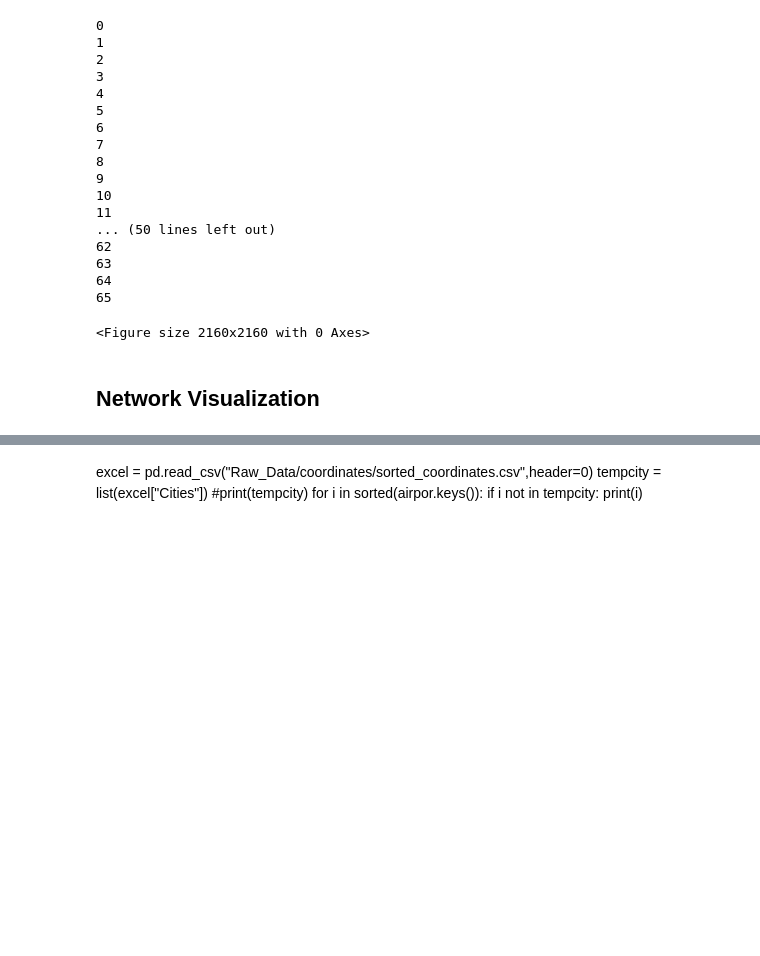
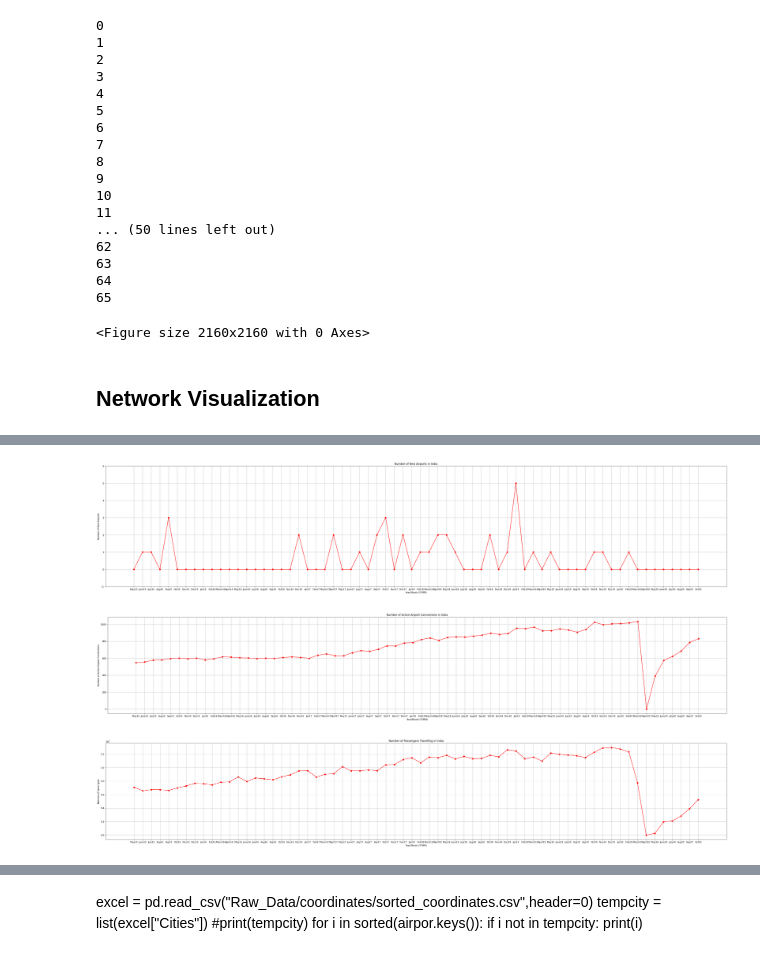
Before and after one commit to mbasil09/Analysis-of-Transport-Network, a Jupyter notebook: Script.ipynb, the cells around one changed output, grey strips where cells are left out. Saved outputs shown, nothing was run; the diff lists cells and outputs as text; code cells hidden in the pictures; blank space fills up the shorter version.

```diff
--- a/Script.ipynb
+++ b/Script.ipynb
@@ -104,38 +128,53 @@ for i in range(len(lbls)):
+# %%
+nnodes = []
+airpor = {}
+for i in range(len(graphs)):
+    temp = 0
+    for j in graphs[i].nodes():
+        if j not in airpor:
+            airpor[j]=  1
+            temp += 1
+    nnodes.append(temp)
+nnodes[0] = 0
+plt.plot(nnodes, color="red", marker="o")
+plt.xlabel("Year/Month (YYMM)")
+plt.xticks([i for i in range(66)], labels = lbls1)
+plt.ylabel("Number of New Airports")
+plt.title("Number of New Airports in India")
+plt.grid(True)
+plt.ylim(-1,6)
+figure = plt.gcf()
+figure.set_size_inches(50, 10)
+plt.savefig('Output_Files/matplotlib/newnodes')
+plt.show()
+# %% [output]
+[figure, added]
 # %%
-nodes = []
+edges = []
 for i in range(len(graphs)):
-    nodes.append(len(graphs[i].nodes()))
-
-plt.plot(nodes, color="red", marker="o")
+    edges.append(len(graphs[i].edges()))
+plt.plot(edges, color="red", marker="o")
 plt.xlabel("Year/Month (YYMM)")
-plt.xticks([i for i in range(66)], labels = lbls)
-plt.ylabel("Number of Active Airports")
-plt.title("Number of Active Airports in India")
+plt.xticks([i for i in range(66)], labels = lbls1)
+plt.ylabel("Number of Active Airport Connections")
+plt.title("Number of Active Airport Connections in India")
 plt.grid(True)
-
 figure = plt.gcf()
 figure.set_size_inches(50, 8)
-plt.savefig('Output_Files/matplotlib/nodes')
+plt.savefig('Output_Files/matplotlib/edges')
 plt.show()
+# %% [output]
+[figure, added]
 # %%
-nnodes = []
-airpor = {}
-for i in range(len(graphs)):
-    temp = 0
-    for j in graphs[i].nodes():
-        if j not in airpor:
-            airpor[j]=  1
-            temp += 1
-    nnodes.append(temp)
-nnodes[0] = 0
-plt.plot(nnodes, color="red", marker="o")
+plt.plot(passengers, color="red",  marker="o")
 plt.xlabel("Year/Month (YYMM)")
-plt.xticks([i for i in range(66)], labels = lbls)
-plt.ylabel("Number of New Airports")
-plt.title("Number of New Airports in India")
+plt.xticks([i for i in range(66)],labels = lbls1)
+plt.ylabel("Number of Passengers")
+plt.title("Number of Passengers Travelling in India")
 plt.grid(True)
-plt.ylim(-1,6)
 figure = plt.gcf()
-figure.set_size_inches(50, 10)
-plt.savefig('Output_Files/matplotlib/newnodes')
+figure.set_size_inches(50, 8)
+plt.savefig('Output_Files/matplotlib/passengers')
 plt.show()
+# %% [output]
+[figure, added]
```
Also changed, not shown: parts of 4 cells of this notebook.
